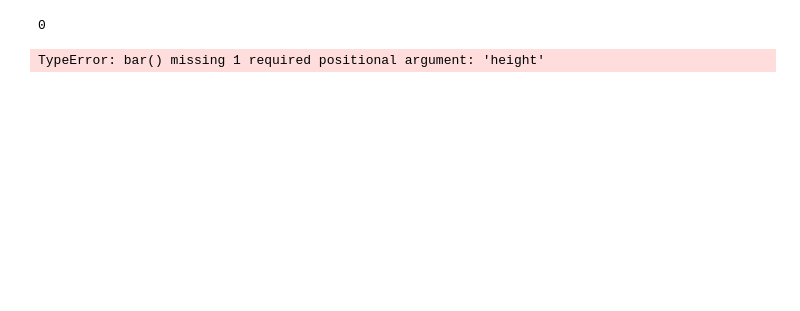
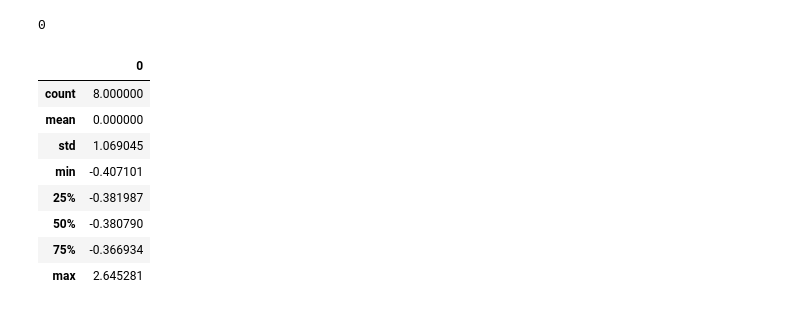
Before and after one commit to UTSAV-DEEP/kaggle-bio-response, a Jupyter notebook: notebooks/00-initial-exploration.ipynb, the cells around one changed output. Saved outputs shown, nothing was run; the diff lists cells and outputs as text; code cells hidden in the pictures; blank space fills up the shorter version.

```diff
--- a/notebooks/00-initial-exploration.ipynb
+++ b/notebooks/00-initial-exploration.ipynb
@@ -86,7 +91,19 @@ Name: Activity, Length: 1777, dtype: float64
 dframe.isnull().sum().sum()
 # %% [output]
 0
-# %%
-plt.bar(dframe.corr()['Activity'])
-# %% [output]
-TypeError: bar() missing 1 required positional argument: 'height'
+# %%
+dframe = preprocessing.StandardScaler().fit_transform(dframe)
+pca=PCA(0.9)
+pca.fit(dframe, 'Activity')
+dframe = pd.DataFrame(pca.transform(dframe))
+dframe.describe()
+# %% [output]
+|  | 0 |
+| count | 8.000000 |
+| mean | 0.000000 |
+| std | 1.069045 |
+| min | -0.407101 |
+| 25% | -0.381987 |
+| 50% | -0.380790 |
+| 75% | -0.366934 |
+| max | 2.645281 |
```
Also changed, not shown: parts of 10 cells of this notebook, 12 other files.
